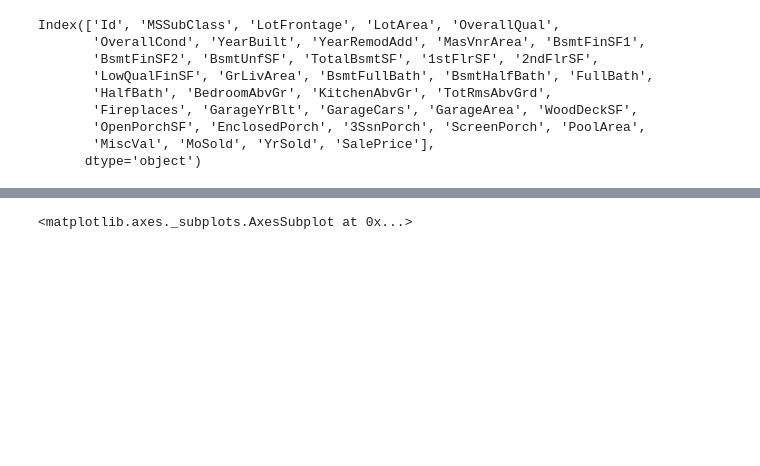
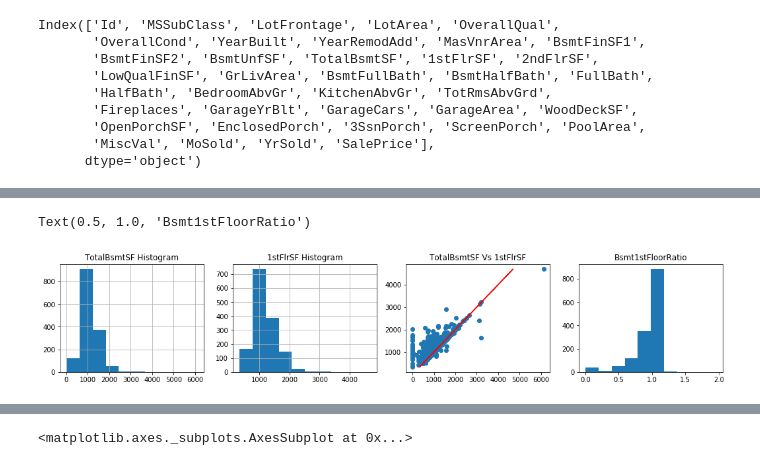
Before and after one commit to nailson/kaggle_competitions, a Jupyter notebook: house_pricing/exploratory_analysis.ipynb, the cells around one changed output, grey strips where cells are left out. Cells and saved outputs as stored; diff of their text form; code cells hidden in the pictures; blank space fills up the shorter version.

```diff
--- a/house_pricing/exploratory_analysis.ipynb
+++ b/house_pricing/exploratory_analysis.ipynb
@@ -100,0 +132,14 @@ plt.scatter(y, linear_model.predict(X))
+# %%
+fig, ax = plt.subplots(1,4, figsize=(18, 3))
+house_pricing_train['TotalBsmtSF'].hist(ax = ax[0])
+ax[0].set_title('TotalBsmtSF Histogram')
+house_pricing_train['1stFlrSF'].hist(ax = ax[1])
+ax[1].set_title('1stFlrSF Histogram')
+ax[2].scatter(house_pricing_train['TotalBsmtSF'], house_pricing_train['1stFlrSF'])
+ax[2].plot(house_pricing_train['1stFlrSF'],house_pricing_train['1stFlrSF'], color='red')
+ax[2].set_title('TotalBsmtSF Vs 1stFlrSF')
+ax[3].hist(house_pricing_train['TotalBsmtSF']/house_pricing_train['1stFlrSF'])
+ax[3].set_title('Bsmt1stFloorRatio')
+# %% [output]
+Text(0.5, 1.0, 'Bsmt1stFloorRatio')
+[figure, added]
```
Also changed, not shown: parts of 14 cells of this notebook.
